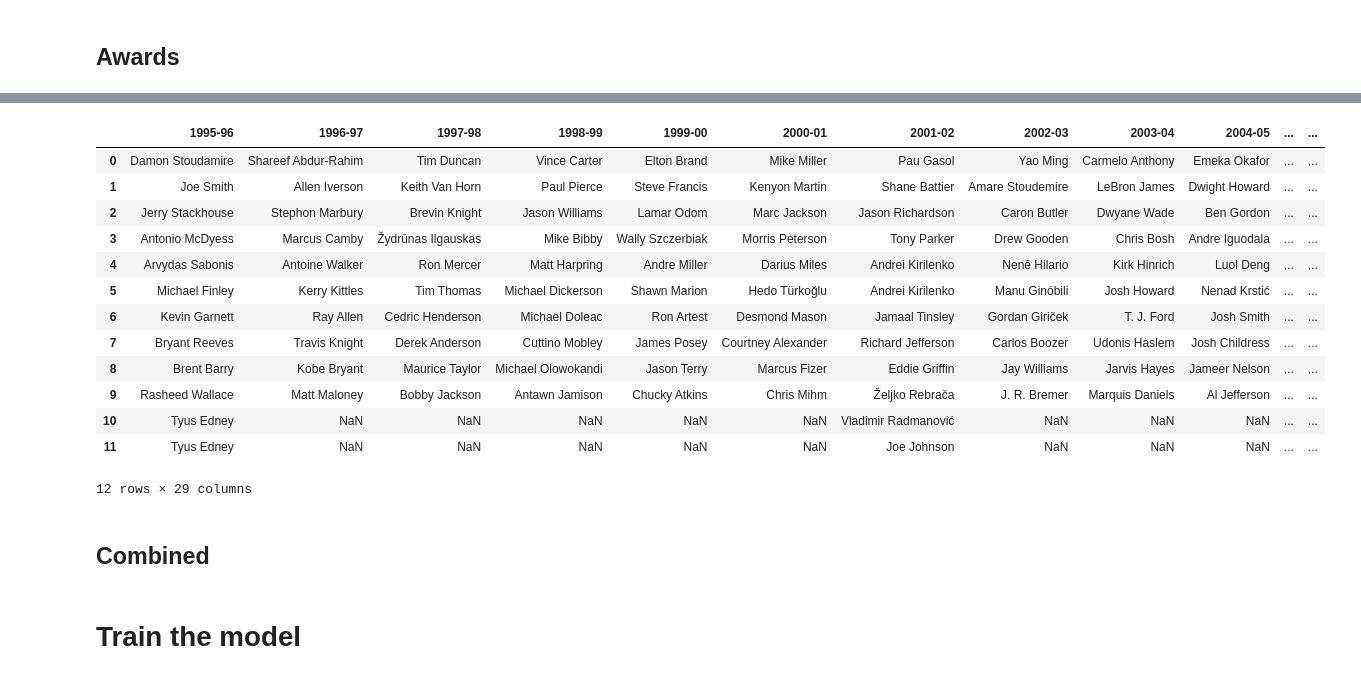
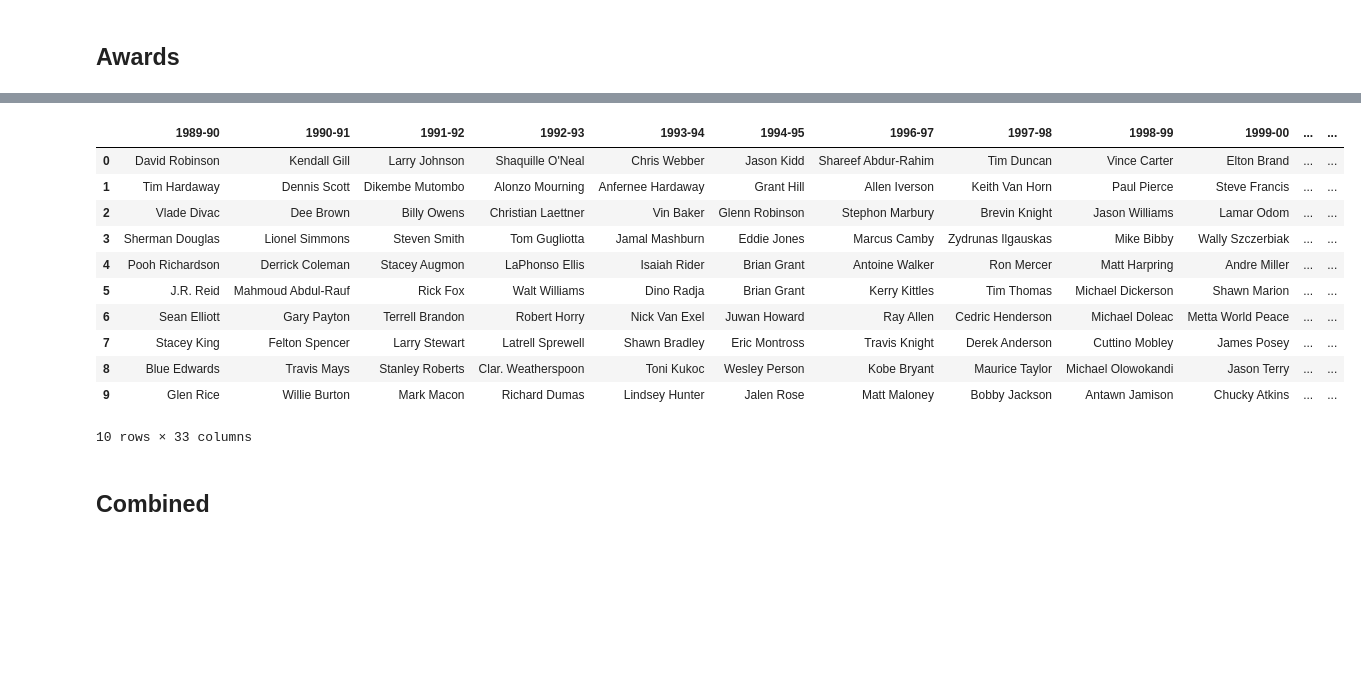
Before and after one commit to KozAAAAA/nba_predictions, a Jupyter notebook: nba_predictions.ipynb, the cells around one changed output, grey strips where cells are left out. Cells and saved outputs as stored; diff of their text form; code cells hidden in the pictures; blank space fills up the shorter version.

```diff
--- a/nba_predictions.ipynb
+++ b/nba_predictions.ipynb
@@ -33,11 +34,15 @@ COLUMNS = [
     "AST_TOV",
     "STL_TOV",
 ]
-SEASONS_FROM = 1995
+SEASONS_FROM = 1989
 SEASONS_TO = 2023
-SEASONS = [f"{season}-{(season+1)%100:02d}" for season in range(SEASONS_FROM, SEASONS_TO+1)]
+DROP = [1995, 2001]  # More winners than usual in rookies
 
-N_BEST_PLAYERS = 100
+SEASONS = [
+    f"{season}-{(season+1)%100:02d}"
+    for season in range(SEASONS_FROM, SEASONS_TO + 1)
+    if season not in DROP
+]
 # %%
 print(f"Seasons: {SEASONS}")
 # %% [output]
@@ -97,19 +103,38 @@ stats_all_rookie_df
 # %% [markdown]
 ## Awards
+# %%
+HARDCODED_REPLACE = {
+    "Amare Stoudemire": "Amar'e Stoudemire",
+    "Akeem Olajuwon": "Hakeem Olajuwon",
+    "Nene Hilario": "Nene",
+    "Ron Artest": "Metta World Peace",
+    "Penny Hardaway": "Anfernee Hardaway",
+    "Chris Jackson": "Mahmoud Abdul-Rauf",
+    "Steve Smith": "Steven Smith",
+    "Clarence Weatherspoon": "Clar. Weatherspoon",
+    "Dino Rada": "Dino Radja",
+}
 # %%
 def postprocess_award(award):
 
     award = award.droplevel(0, axis=1)
     award = award.drop(columns=["Teams", "Positions"], errors="ignore")
     award = award.set_index("Season")
-    award.index = award.index.map(lambda x: x.replace(u"\u2013", "-"))
+    award.index = award.index.map(lambda x: x.replace("\u2013", "-"))
 
     postprocessed_award = pd.DataFrame()
     for index in SEASONS:
         season = award.loc[index]
         season = pd.concat(values for _, values in season.items())
         season = season.reset_index(drop=True)
-        season = season.str.replace(r"[\*\^\[\(\†].*", "", regex=True)
+        season = season.str.replace(r"[\*\^\[\(\†\§].*", "", regex=True)
+        season = season.str.replace(r"\. ", ".", n=1, regex=True)
+        season = season.apply(unidecode.unidecode)
+
+        for k, v in HARDCODED_REPLACE.items():
+            season = season.str.replace(k, v)
+
+        season = season.str.rstrip()
         postprocessed_award = postprocessed_award.assign(**{index: season})
 
     return postprocessed_award
@@ -139,24 +165,23 @@ awards_all_nba_df
 # %%
 awards_all_rookie_df = pd.read_html(
     "https://en.wikipedia.org/wiki/NBA_All-Rookie_Team"
 )[5]
 awards_all_rookie_df = awards_all_rookie_df.drop(range(0, 132))
 awards_all_rookie_df = postprocess_award(awards_all_rookie_df)
+awards_all_rookie_df.to_csv("awards_all_rookie.csv")
 awards_all_rookie_df
 # %% [output]
-|  | 1995-96 | 1996-97 | 1997-98 | 1998-99 | 1999-00 | 2000-01 | 2001-02 | 2002-03 | 2003-04 | 2004-05 | ... | ... |
-| 0 | Damon Stoudamire | Shareef Abdur-Rahim | Tim Duncan | Vince Carter | Elton Brand | Mike Miller | Pau Gasol | Yao Ming | Carmelo Anthony | Emeka Okafor | ... | ... |
-| 1 | Joe Smith | Allen Iverson | Keith Van Horn | Paul Pierce | Steve Francis | Kenyon Martin | Shane Battier | Amare Stoudemire | LeBron James | Dwight Howard | ... | ... |
-| 2 | Jerry Stackhouse | Stephon Marbury | Brevin Knight | Jason Williams | Lamar Odom | Marc Jackson | Jason Richardson | Caron Butler | Dwyane Wade | Ben Gordon | ... | ... |
-| 3 | Antonio McDyess | Marcus Camby | Žydrūnas Ilgauskas | Mike Bibby | Wally Szczerbiak | Morris Peterson | Tony Parker | Drew Gooden | Chris Bosh | Andre Iguodala | ... | ... |
-| 4 | Arvydas Sabonis | Antoine Walker | Ron Mercer | Matt Harpring | Andre Miller | Darius Miles | Andrei Kirilenko | Nenê Hilario | Kirk Hinrich | Luol Deng | ... | ... |
-| 5 | Michael Finley | Kerry Kittles | Tim Thomas | Michael Dickerson | Shawn Marion | Hedo Türkoğlu | Andrei Kirilenko | Manu Ginóbili | Josh Howard | Nenad Krstić | ... | ... |
-| 6 | Kevin Garnett | Ray Allen | Cedric Henderson | Michael Doleac | Ron Artest | Desmond Mason | Jamaal Tinsley | Gordan Giriček | T. J. Ford | Josh Smith | ... | ... |
-| 7 | Bryant Reeves | Travis Knight | Derek Anderson | Cuttino Mobley | James Posey | Courtney Alexander | Richard Jefferson | Carlos Boozer | Udonis Haslem | Josh Childress | ... | ... |
-| 8 | Brent Barry | Kobe Bryant | Maurice Taylor | Michael Olowokandi | Jason Terry | Marcus Fizer | Eddie Griffin | Jay Williams | Jarvis Hayes | Jameer Nelson | ... | ... |
-| 9 | Rasheed Wallace | Matt Maloney | Bobby Jackson | Antawn Jamison | Chucky Atkins | Chris Mihm | Željko Rebrača | J. R. Bremer | Marquis Daniels | Al Jefferson | ... | ... |
-| 10 | Tyus Edney | NaN | NaN | NaN | NaN | NaN | Vladimir Radmanović | NaN | NaN | NaN | ... | ... |
-| 11 | Tyus Edney | NaN | NaN | NaN | NaN | NaN | Joe Johnson | NaN | NaN | NaN | ... | ... |
+|  | 1989-90 | 1990-91 | 1991-92 | 1992-93 | 1993-94 | 1994-95 | 1996-97 | 1997-98 | 1998-99 | 1999-00 | ... | ... |
+| 0 | David Robinson | Kendall Gill | Larry Johnson | Shaquille O'Neal | Chris Webber | Jason Kidd | Shareef Abdur-Rahim | Tim Duncan | Vince Carter | Elton Brand | ... | ... |
+| 1 | Tim Hardaway | Dennis Scott | Dikembe Mutombo | Alonzo Mourning | Anfernee Hardaway | Grant Hill | Allen Iverson | Keith Van Horn | Paul Pierce | Steve Francis | ... | ... |
+| 2 | Vlade Divac | Dee Brown | Billy Owens | Christian Laettner | Vin Baker | Glenn Robinson | Stephon Marbury | Brevin Knight | Jason Williams | Lamar Odom | ... | ... |
+| 3 | Sherman Douglas | Lionel Simmons | Steven Smith | Tom Gugliotta | Jamal Mashburn | Eddie Jones | Marcus Camby | Zydrunas Ilgauskas | Mike Bibby | Wally Szczerbiak | ... | ... |
+| 4 | Pooh Richardson | Derrick Coleman | Stacey Augmon | LaPhonso Ellis | Isaiah Rider | Brian Grant | Antoine Walker | Ron Mercer | Matt Harpring | Andre Miller | ... | ... |
+| 5 | J.R. Reid | Mahmoud Abdul-Rauf | Rick Fox | Walt Williams | Dino Radja | Brian Grant | Kerry Kittles | Tim Thomas | Michael Dickerson | Shawn Marion | ... | ... |
+| 6 | Sean Elliott | Gary Payton | Terrell Brandon | Robert Horry | Nick Van Exel | Juwan Howard | Ray Allen | Cedric Henderson | Michael Doleac | Metta World Peace | ... | ... |
+| 7 | Stacey King | Felton Spencer | Larry Stewart | Latrell Sprewell | Shawn Bradley | Eric Montross | Travis Knight | Derek Anderson | Cuttino Mobley | James Posey | ... | ... |
+| 8 | Blue Edwards | Travis Mays | Stanley Roberts | Clar. Weatherspoon | Toni Kukoc | Wesley Person | Kobe Bryant | Maurice Taylor | Michael Olowokandi | Jason Terry | ... | ... |
+| 9 | Glen Rice | Willie Burton | Mark Macon | Richard Dumas | Lindsey Hunter | Jalen Rose | Matt Maloney | Bobby Jackson | Antawn Jamison | Chucky Atkins | ... | ... |
-12 rows × 29 columns
+10 rows × 33 columns
 # %% [markdown]
 ## Combined
@@ -165,2 +187,0 @@ awards_all_rookie_df
-# %% [markdown]
-# Train the model
```
Also changed, not shown: parts of 12 cells of this notebook, 7 other files.
